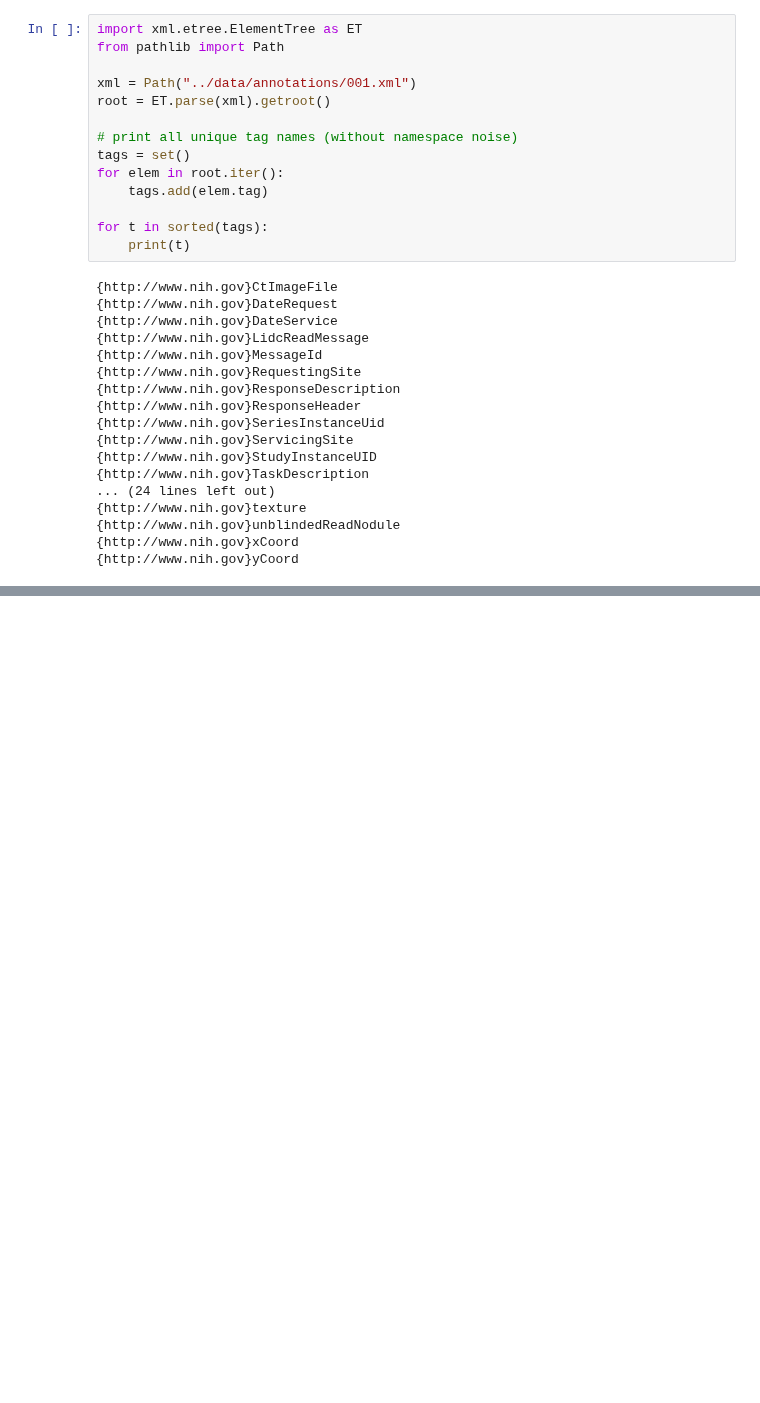
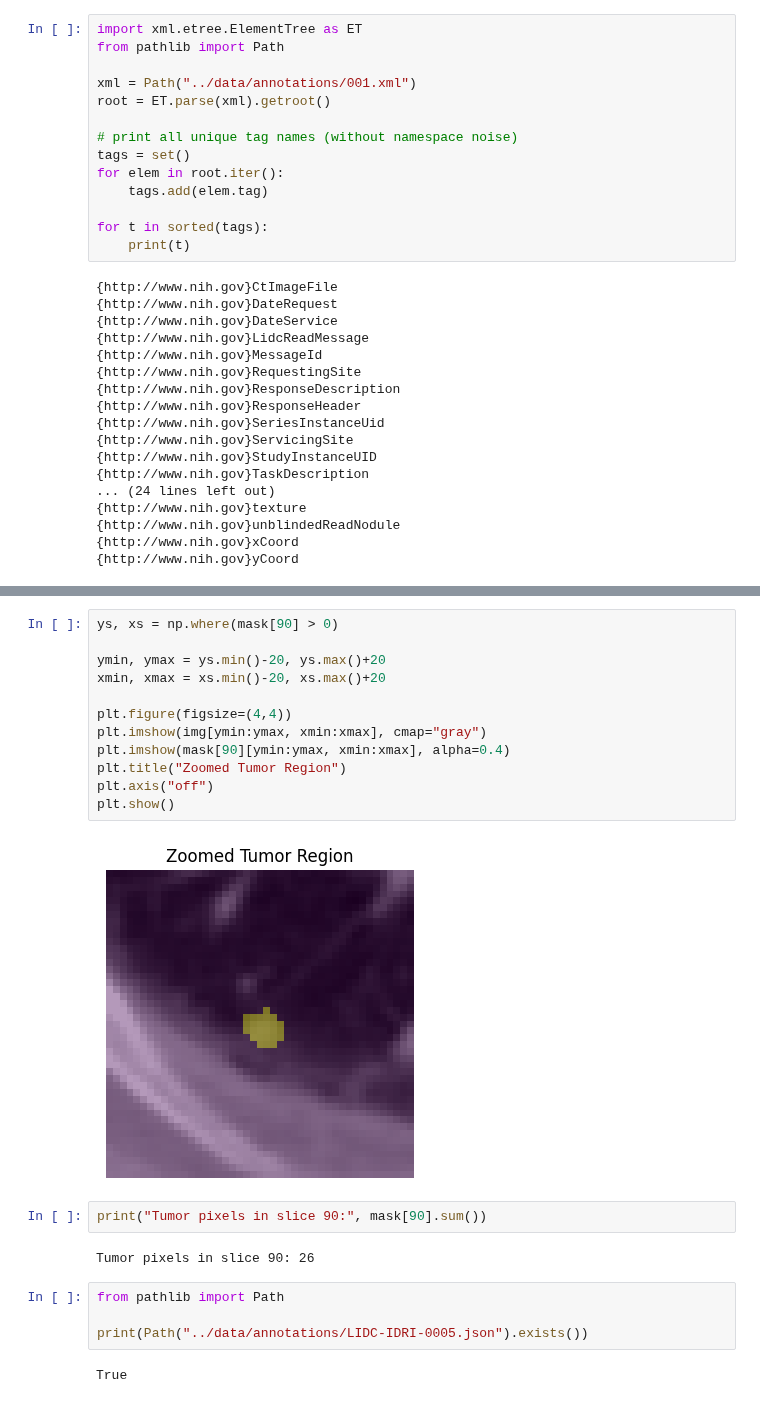
Before and after one commit to 26harvintilavat/Lung-Tumor-Segmentation, a Jupyter notebook: notebooks/02_lidc_notebook.ipynb, the cells around one changed output, grey strips where cells are left out. Saved outputs shown, nothing was run; the diff lists cells and outputs as text; blank space fills up the shorter version.

```diff
--- a/notebooks/02_lidc_notebook.ipynb
+++ b/notebooks/02_lidc_notebook.ipynb
@@ -147,0 +456,24 @@ for t in sorted(tags):
+# %%
+ys, xs = np.where(mask[90] > 0)
+
+ymin, ymax = ys.min()-20, ys.max()+20
+xmin, xmax = xs.min()-20, xs.max()+20
+
+plt.figure(figsize=(4,4))
+plt.imshow(img[ymin:ymax, xmin:xmax], cmap="gray")
+plt.imshow(mask[90][ymin:ymax, xmin:xmax], alpha=0.4)
+plt.title("Zoomed Tumor Region")
+plt.axis("off")
+plt.show()
+# %% [output]
+[figure, added]
+# %%
+print("Tumor pixels in slice 90:", mask[90].sum())
+# %% [output]
+Tumor pixels in slice 90: 26
+# %%
+from pathlib import Path
+
+print(Path("../data/annotations/LIDC-IDRI-0005.json").exists())
+# %% [output]
+True
```
Also changed, not shown: parts of 34 cells of this notebook.
